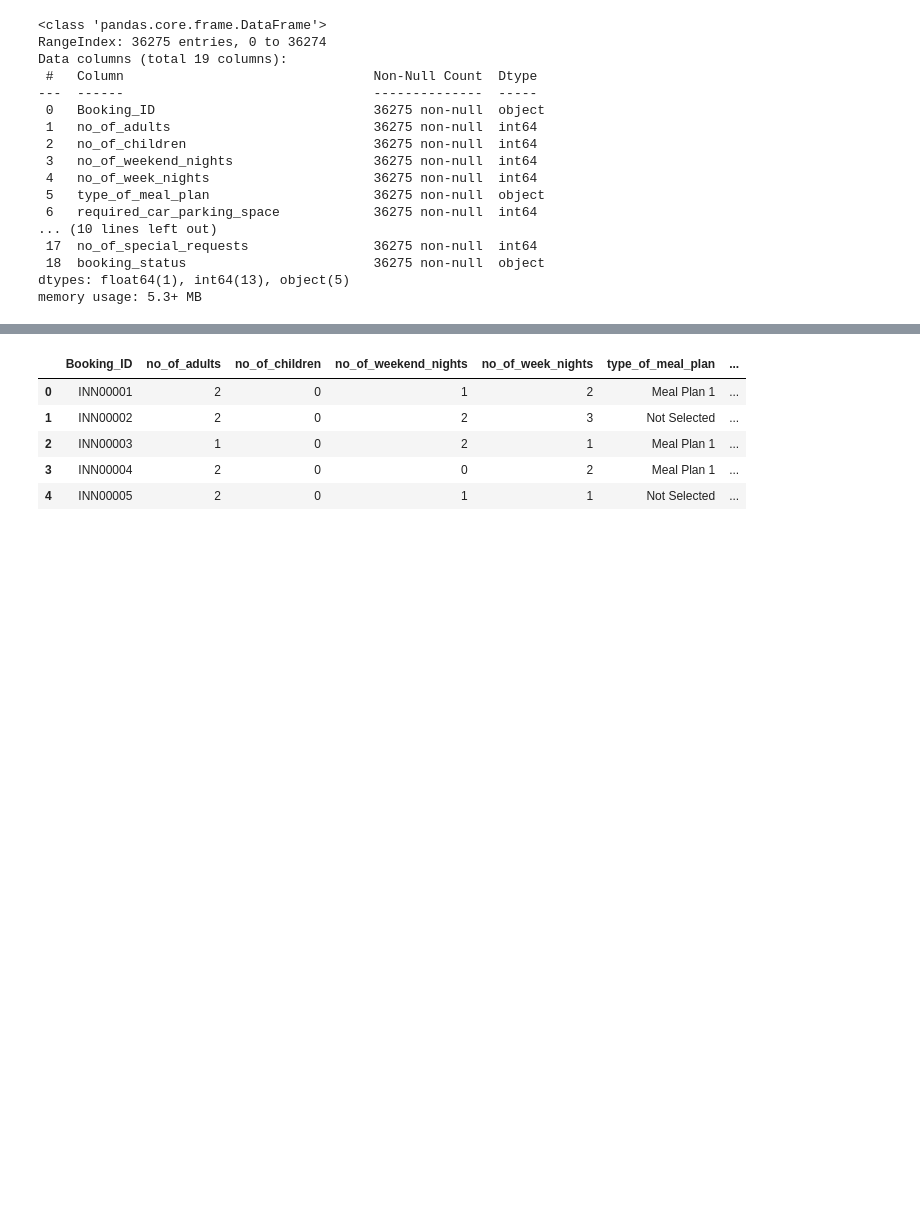
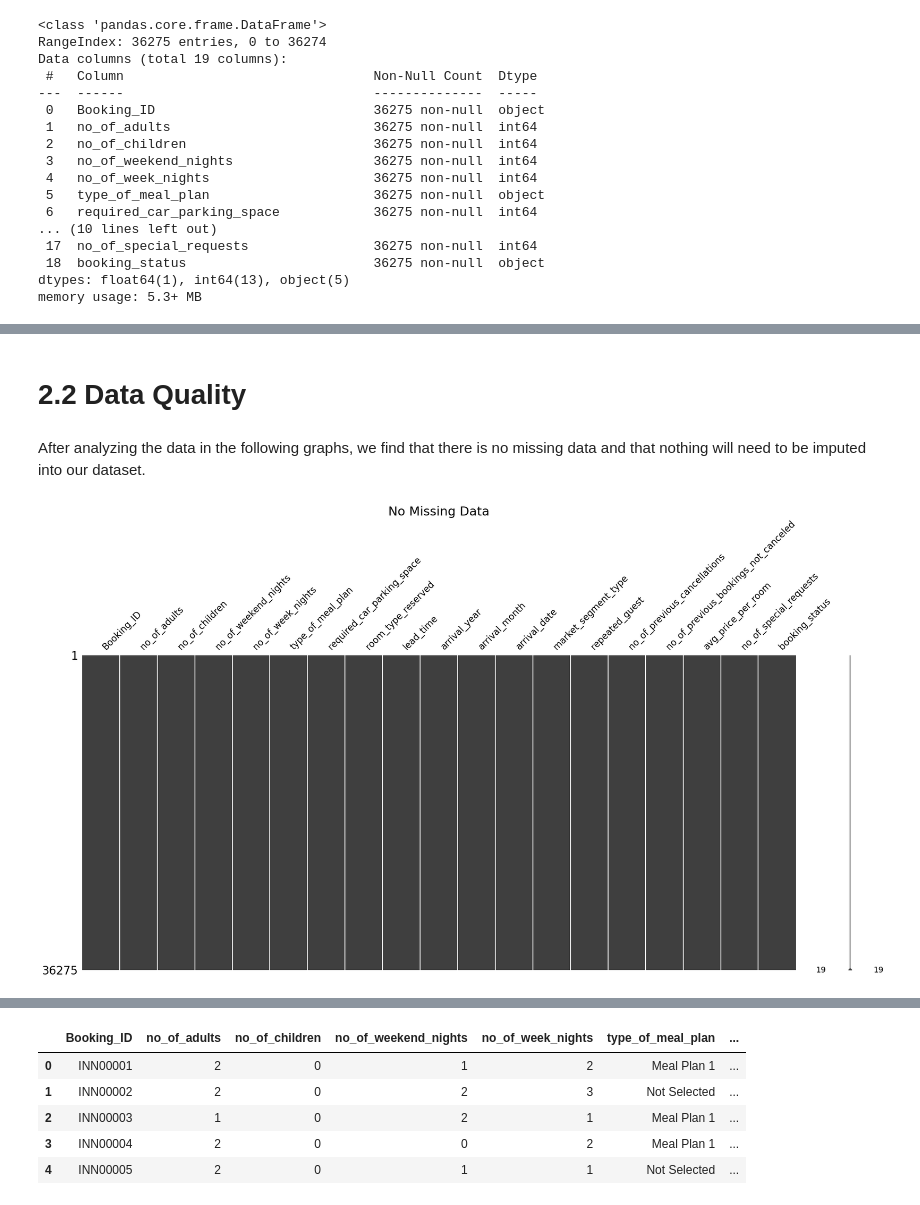
Before and after one commit to cwali09/ML-Lab-1, a Jupyter notebook: main.ipynb, the cells around one changed output, grey strips where cells are left out. Cells and saved outputs as stored; diff of their text form; code cells hidden in the pictures; blank space fills up the shorter version.

Commit message:
Alex edits w/ charting, formatting, and edits to the Business Understanding

```diff
--- a/main.ipynb
+++ b/main.ipynb
@@ -128,0 +80,20 @@ df.drop('Booking_ID', axis=1)
+# %% [markdown]
+# 2.2 Data Quality
+# %% [markdown]
+After analyzing the data in the following graphs, we find that there is no missing data and that nothing will need to be imputed into our dataset.
+# %%
+import matplotlib
+import matplotlib.pyplot as plt
+import warnings
+import pandas as pd
+
+warnings.simplefilter('ignore', DeprecationWarning)
+%matplotlib inline
+import missingno as mn
+
+df = pd.read_csv("Hotel Reservations.csv")
+mn.matrix(df)
+plt.title("No Missing Data", fontsize=22)
+plt.show()
+# %% [output]
+[figure, added]
```
Also changed, not shown: parts of 31 cells of this notebook.
